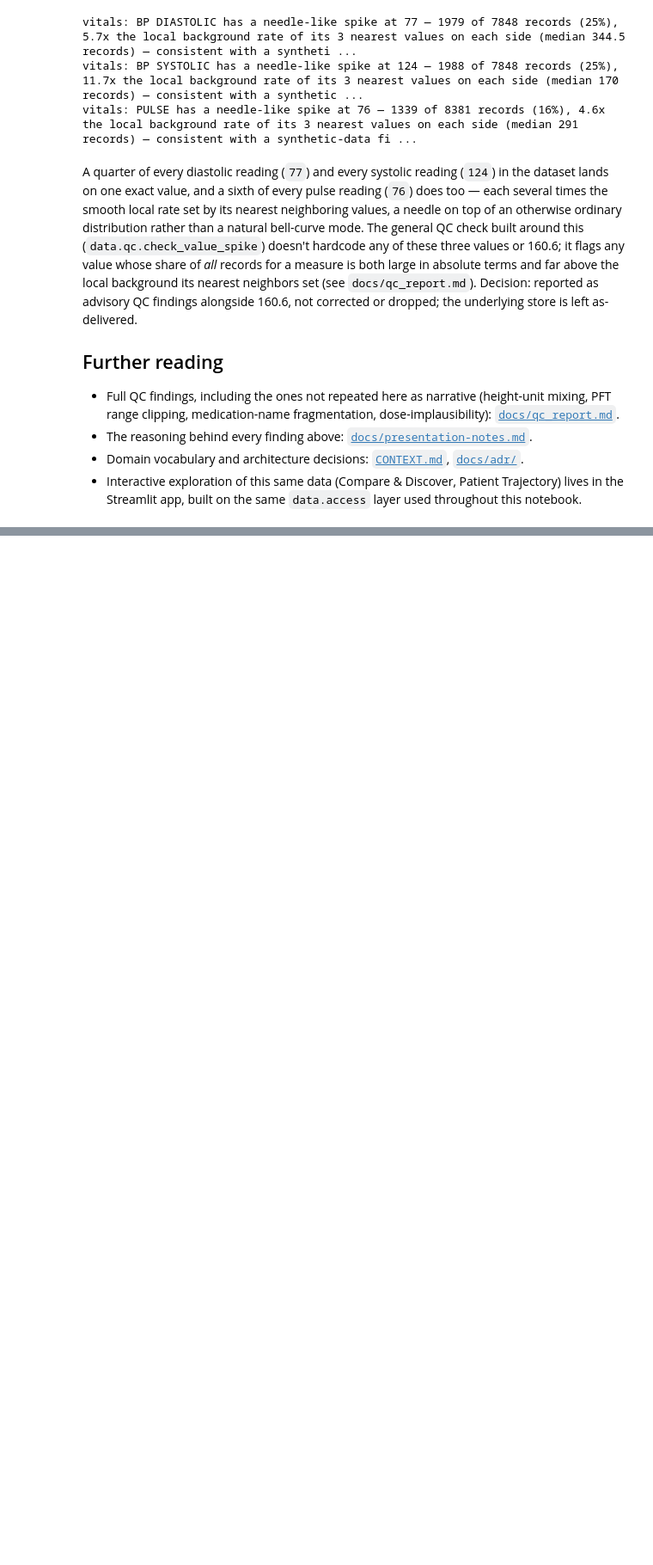
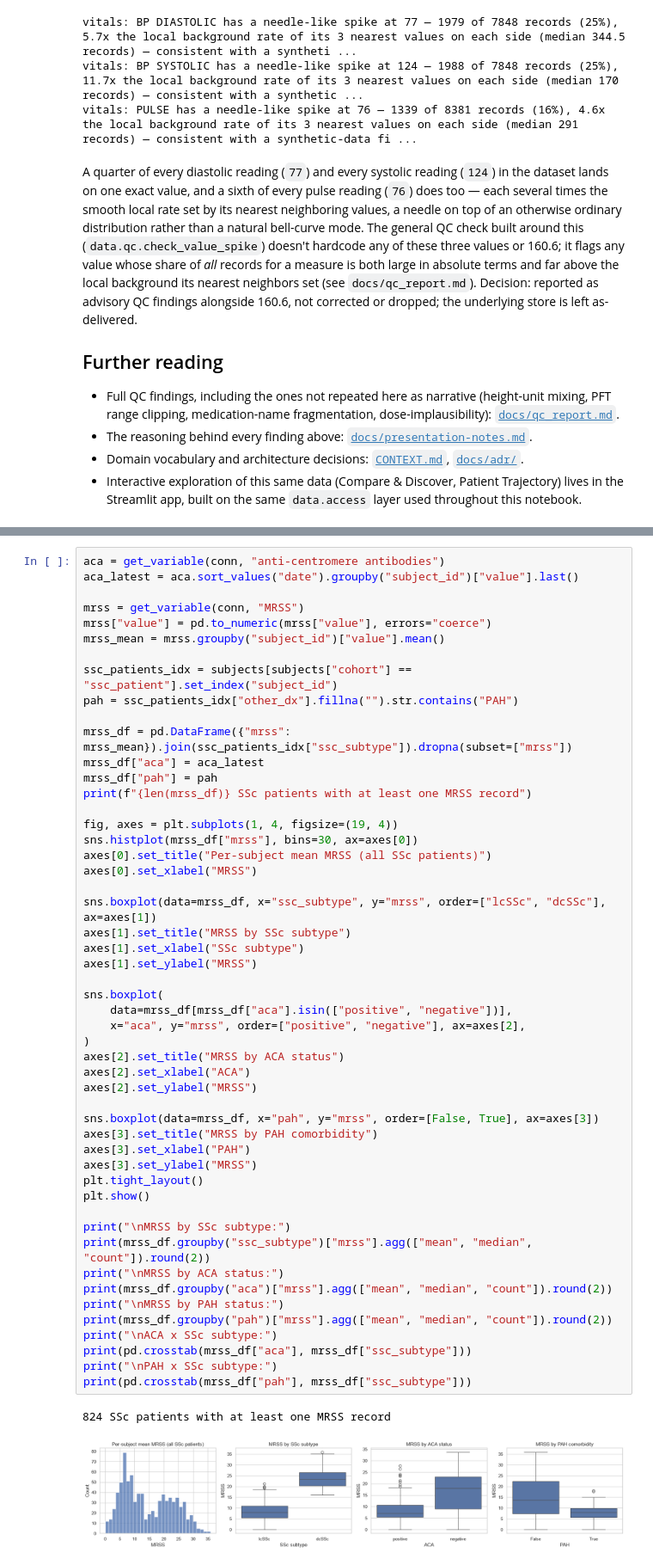
Before and after one commit to sleyn/nw_ssc_data_engineering_protorype, a Jupyter notebook: notebooks/eda.ipynb, the cells around one changed output, grey strips where cells are left out. Shown at 86% size. Cells and saved outputs as stored; diff of their text form; blank space fills up the shorter version.

```diff
--- a/notebooks/eda.ipynb
+++ b/notebooks/eda.ipynb
@@ -455,0 +467,54 @@ or dropped; the underlying store is left as-delivered.
+# %%
+aca = get_variable(conn, "anti-centromere antibodies")
+aca_latest = aca.sort_values("date").groupby("subject_id")["value"].last()
+
+mrss = get_variable(conn, "MRSS")
+mrss["value"] = pd.to_numeric(mrss["value"], errors="coerce")
+mrss_mean = mrss.groupby("subject_id")["value"].mean()
+
+ssc_patients_idx = subjects[subjects["cohort"] == "ssc_patient"].set_index("subject_id")
+pah = ssc_patients_idx["other_dx"].fillna("").str.contains("PAH")
+
+mrss_df = pd.DataFrame({"mrss": mrss_mean}).join(ssc_patients_idx["ssc_subtype"]).dropna(subset=["mrss"])
+mrss_df["aca"] = aca_latest
+mrss_df["pah"] = pah
+print(f"{len(mrss_df)} SSc patients with at least one MRSS record")
+
+fig, axes = plt.subplots(1, 4, figsize=(19, 4))
+sns.histplot(mrss_df["mrss"], bins=30, ax=axes[0])
+axes[0].set_title("Per-subject mean MRSS (all SSc patients)")
+axes[0].set_xlabel("MRSS")
+
+sns.boxplot(data=mrss_df, x="ssc_subtype", y="mrss", order=["lcSSc", "dcSSc"], ax=axes[1])
+axes[1].set_title("MRSS by SSc subtype")
+axes[1].set_xlabel("SSc subtype")
+axes[1].set_ylabel("MRSS")
+
+sns.boxplot(
+    data=mrss_df[mrss_df["aca"].isin(["positive", "negative"])],
+    x="aca", y="mrss", order=["positive", "negative"], ax=axes[2],
+)
+axes[2].set_title("MRSS by ACA status")
+axes[2].set_xlabel("ACA")
+axes[2].set_ylabel("MRSS")
+
+sns.boxplot(data=mrss_df, x="pah", y="mrss", order=[False, True], ax=axes[3])
+axes[3].set_title("MRSS by PAH comorbidity")
+axes[3].set_xlabel("PAH")
+axes[3].set_ylabel("MRSS")
+plt.tight_layout()
+plt.show()
+
+print("\nMRSS by SSc subtype:")
+print(mrss_df.groupby("ssc_subtype")["mrss"].agg(["mean", "median", "count"]).round(2))
+print("\nMRSS by ACA status:")
+print(mrss_df.groupby("aca")["mrss"].agg(["mean", "median", "count"]).round(2))
+print("\nMRSS by PAH status:")
+print(mrss_df.groupby("pah")["mrss"].agg(["mean", "median", "count"]).round(2))
+print("\nACA x SSc subtype:")
+print(pd.crosstab(mrss_df["aca"], mrss_df["ssc_subtype"]))
+print("\nPAH x SSc subtype:")
+print(pd.crosstab(mrss_df["pah"], mrss_df["ssc_subtype"]))
+# %% [output]
+824 SSc patients with at least one MRSS record
+[figure, added]
```
Also changed, not shown: parts of 3 cells of this notebook.
